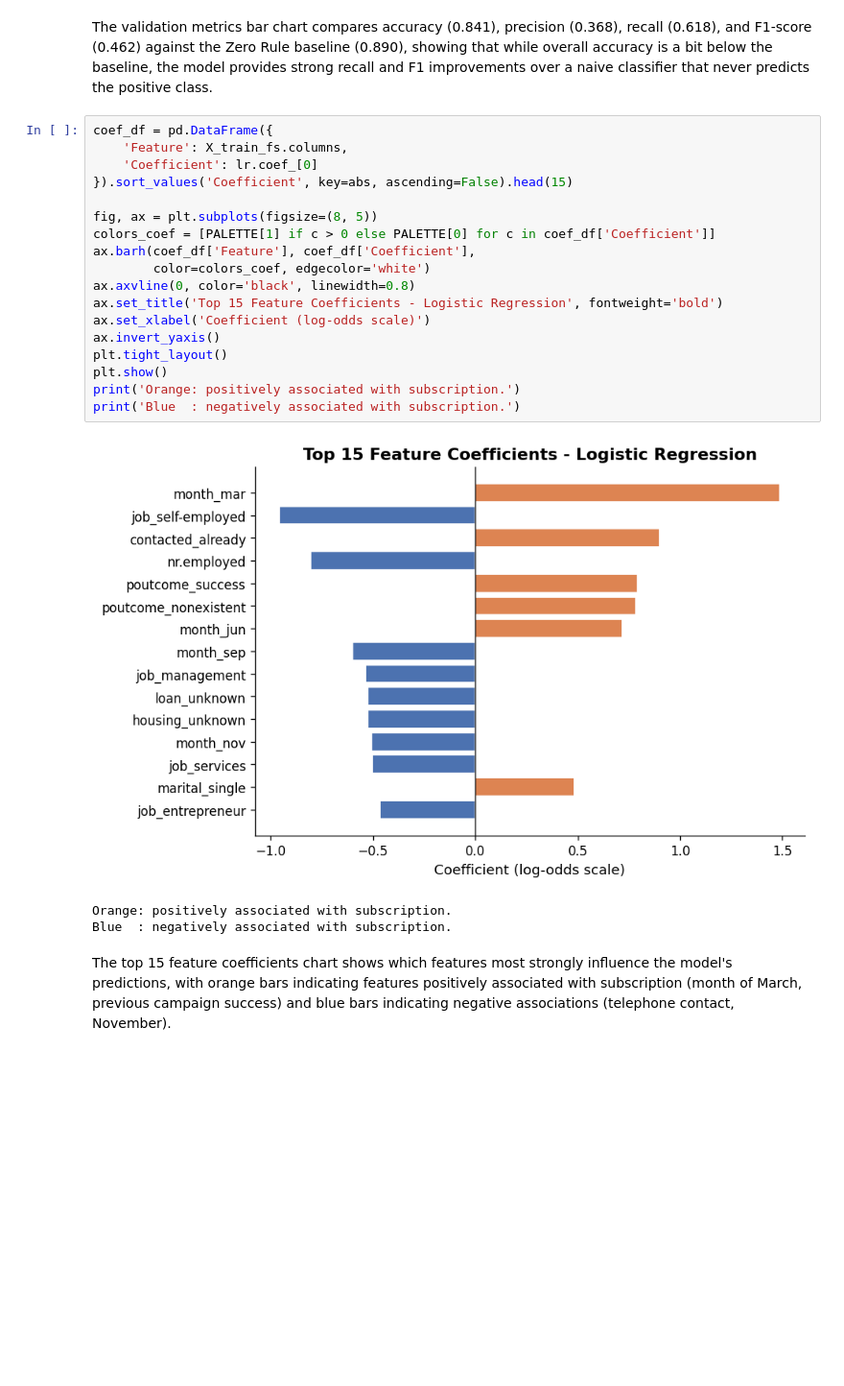
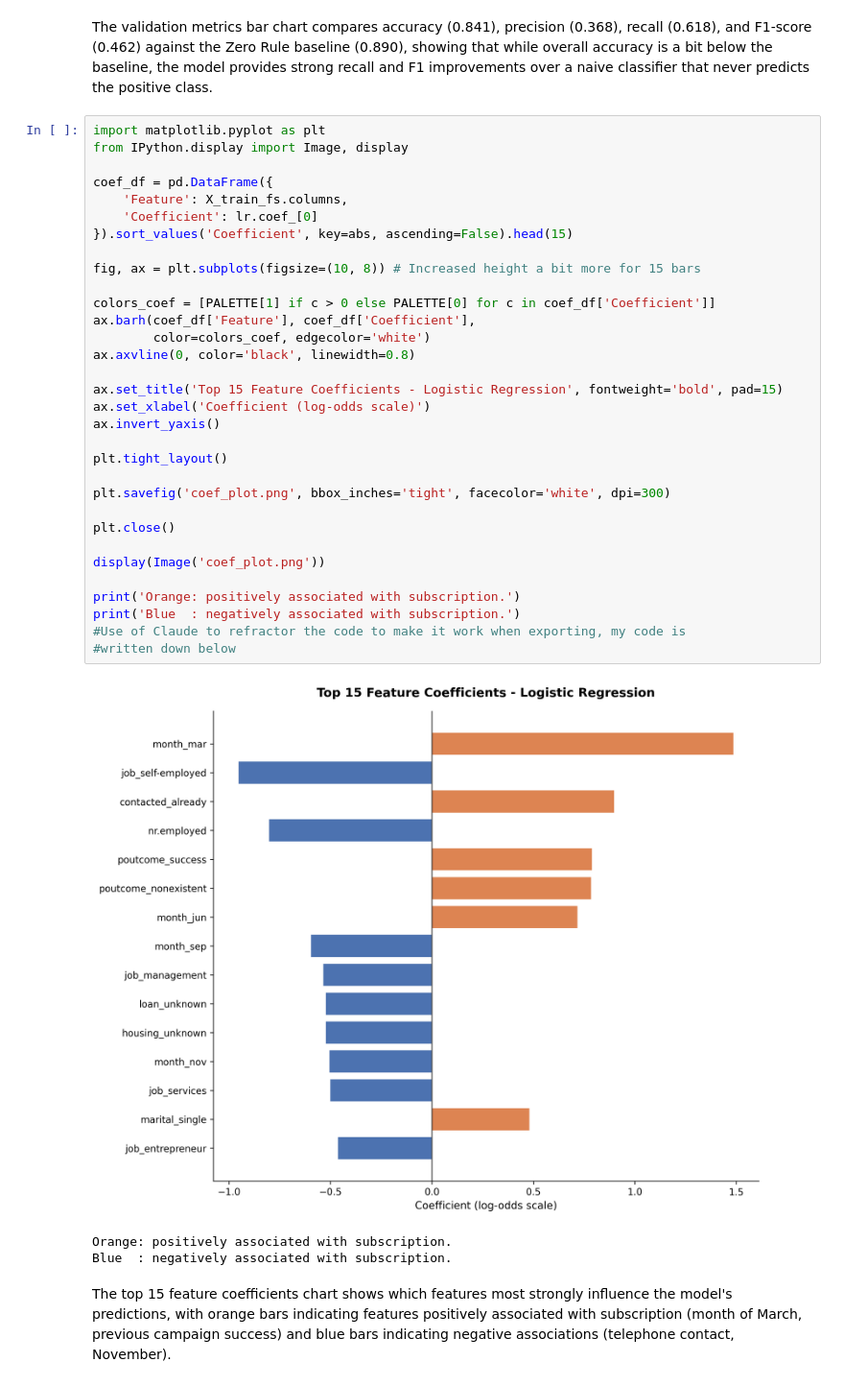
Before and after one commit to alex10020/ML-fundamentals-2026, a Jupyter notebook: assignment_1_Alexander_Glapiak.ipynb, the cells around one changed output. Shown at 96% size. Drawn from its saved outputs; the diff is of its cells as text; blank space fills up the shorter version.

```diff
--- a/assignment_1_Alexander_Glapiak.ipynb
+++ b/assignment_1_Alexander_Glapiak.ipynb
@@ -768,25 +770,39 @@ plt.show()
 # %% [markdown]
 The validation metrics bar chart compares accuracy (0.841), precision (0.368), recall (0.618), and F1-score (0.462) against the Zero Rule baseline (0.890), showing that while overall accuracy is a bit below the baseline, the model provides strong recall and F1 improvements over a naive classifier that never predicts the positive class.
 # %%
+import matplotlib.pyplot as plt
+from IPython.display import Image, display
+
 coef_df = pd.DataFrame({
     'Feature': X_train_fs.columns,
     'Coefficient': lr.coef_[0]
 }).sort_values('Coefficient', key=abs, ascending=False).head(15)
 
-fig, ax = plt.subplots(figsize=(8, 5))
+fig, ax = plt.subplots(figsize=(10, 8)) # Increased height a bit more for 15 bars
+
 colors_coef = [PALETTE[1] if c > 0 else PALETTE[0] for c in coef_df['Coefficient']]
 ax.barh(coef_df['Feature'], coef_df['Coefficient'],
         color=colors_coef, edgecolor='white')
 ax.axvline(0, color='black', linewidth=0.8)
-ax.set_title('Top 15 Feature Coefficients - Logistic Regression', fontweight='bold')
+
+ax.set_title('Top 15 Feature Coefficients - Logistic Regression', fontweight='bold', pad=15)
 ax.set_xlabel('Coefficient (log-odds scale)')
 ax.invert_yaxis()
+
 plt.tight_layout()
-plt.show()
+
+plt.savefig('coef_plot.png', bbox_inches='tight', facecolor='white', dpi=300)
+
+plt.close()
+
+display(Image('coef_plot.png'))
+
 print('Orange: positively associated with subscription.')
 print('Blue  : negatively associated with subscription.')
+#Use of Claude to refractor the code to make it work when exporting, my code is
+#written down below
 # %% [output]
-[figure, old version]
+[figure, new version]
 Orange: positively associated with subscription.
 Blue  : negatively associated with subscription.
 # %% [markdown]
```
Also changed, not shown: parts of 12 cells of this notebook.
